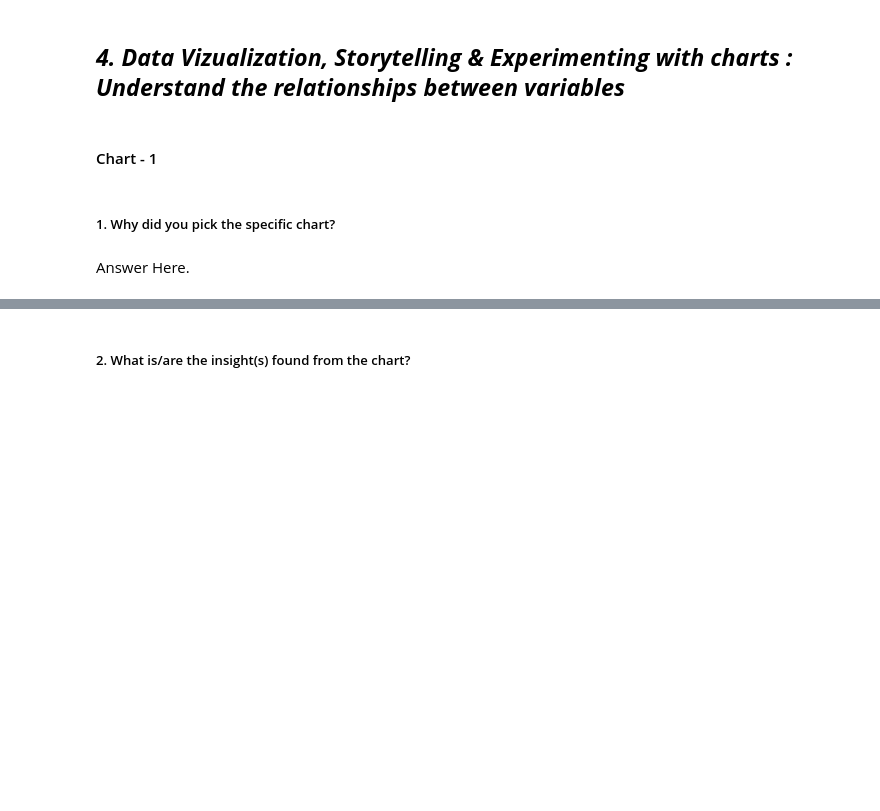
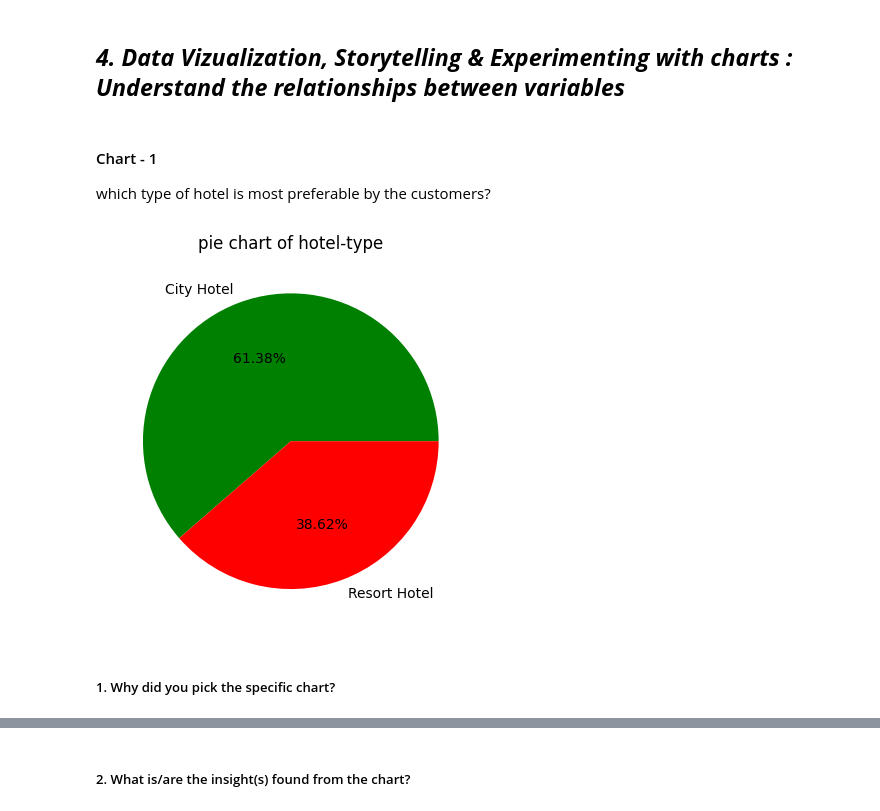
Before and after one commit to kamlendujha123/Hotel-Booking-Dataset-Analysis, a Jupyter notebook: Hotel_Booking_Dataset_Analysis_by_Kamlendu).ipynb, the cells around one changed output, grey strips where cells are left out. Drawn from its saved outputs; the diff is of its cells as text; code cells hidden in the pictures; blank space fills up the shorter version.

Commit message:
Completed the Visualization part

```diff
--- a/Hotel_Booking_Dataset_Analysis_by_Kamlendu).ipynb
+++ b/Hotel_Booking_Dataset_Analysis_by_Kamlendu).ipynb
@@ -369,6 +372,3 @@ In our hotel booking dataset the company, agent,country,chirldren column contain
 df['agent'].fillna(0,inplace=True)
 df['company'].fillna(0,inplace=True)
 df['children'].fillna(0,inplace=True)
-
-# now replacing missing value to unknown .
-df['country'].fillna('unknown',inplace=True)
@@ -375,3 +377,5 @@ df['country'].fillna('unknown',inplace=True)
+# %%
+df.dropna(subset=['country'],inplace=True)
 # %%
 # checking again is null values removed or not.
 df.info()
@@ -470,4 +476,2 @@ Step(4) - In our third step i add Two new columns in the dataset for better anal
 # %% [markdown]
 ## ***4. Data Vizualization, Storytelling & Experimenting with charts : Understand the relationships between variables***
-# %% [markdown]
-#### Chart - 1
@@ -476,4 +478,15 @@ Step(4) - In our third step i add Two new columns in the dataset for better anal
+# %% [markdown]
+#### Chart - 1
+
+which type of hotel is most preferable by the customers?
+# %%
+# Chart - 1 visualization code
+hotel_type=df['hotel'].value_counts().index
+val=df['hotel'].value_counts()
+plt.pie(x=val,labels=hotel_type,autopct='%.2f%%',colors=['Green','Red'])
+plt.title('pie chart of hotel-type')
+plt.show()
+# %% [output]
+[figure, added]
 # %% [markdown]
 ##### 1. Why did you pick the specific chart?
-# %% [markdown]
-Answer Here.
```
Also changed, not shown: parts of 228 cells of this notebook.
